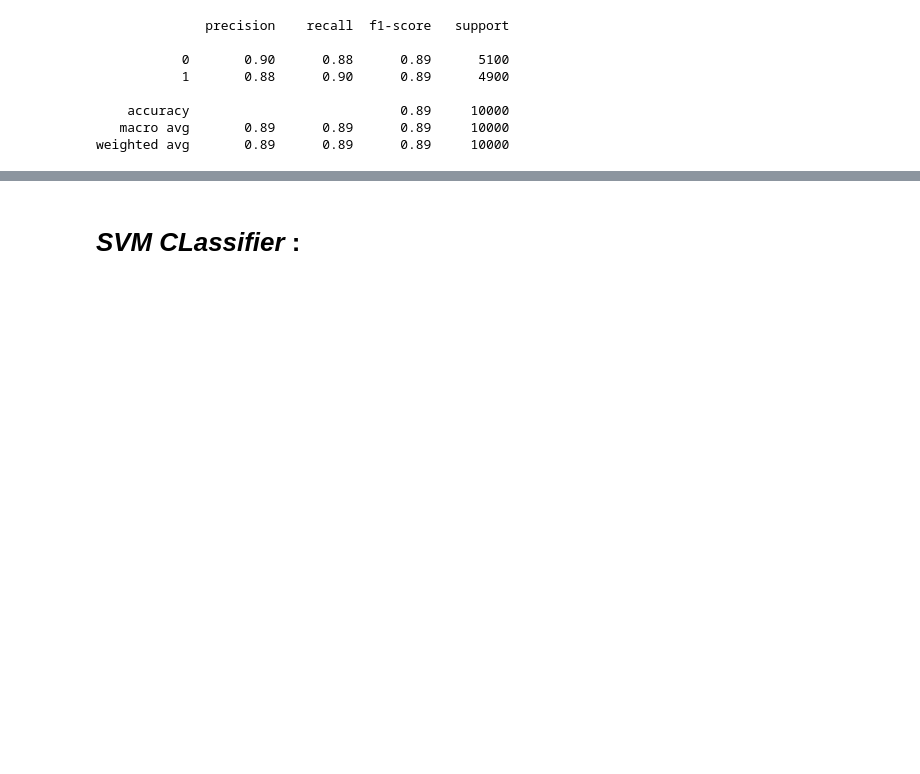
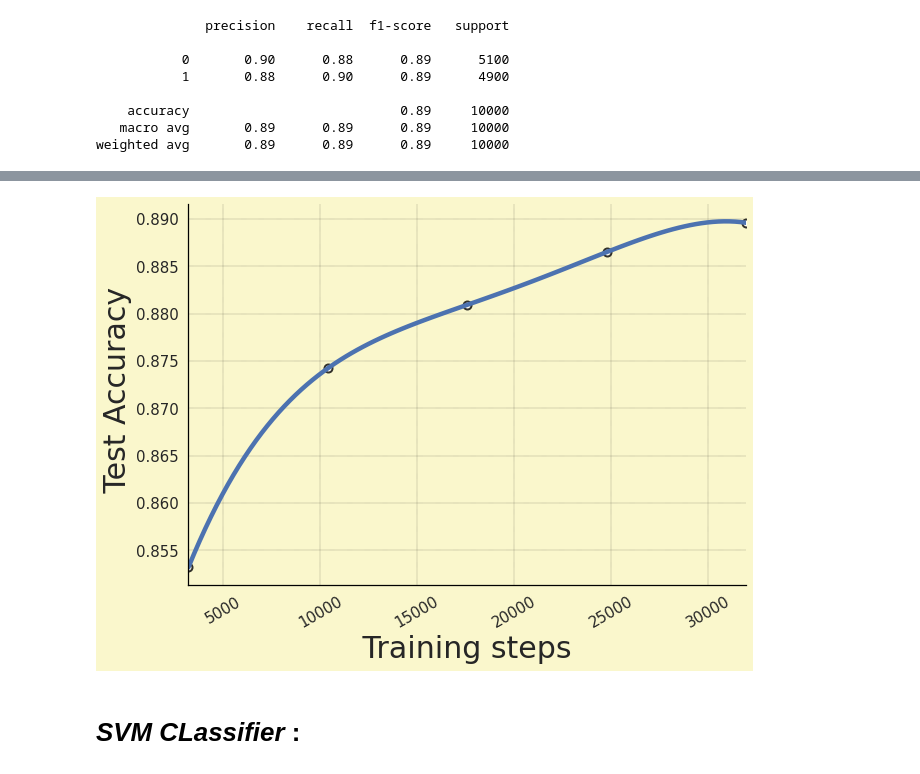
Before and after one commit to MohamedAmineDHIAB/NLP_models_benchmarks_on_IMDB_dataset, a Jupyter notebook: TF-IDF/tfidf.ipynb, the cells around one changed output, grey strips where cells are left out. Cells and saved outputs as stored; diff of their text form; code cells hidden in the pictures; blank space fills up the shorter version.

```diff
--- a/TF-IDF/tfidf.ipynb
+++ b/TF-IDF/tfidf.ipynb
@@ -152,3 +153,5 @@ print(classification_report(y_test, prediction))
     accuracy                           0.89     10000
    macro avg       0.89      0.89      0.89     10000
 weighted avg       0.89      0.89      0.89     10000
+# %%
+train_sizes, train_scores, test_scores=learning_curve(pipe,x_train,y_train,train_sizes=np.linspace(0.1, 1.0, 5))
@@ -155,3 +166,15 @@ weighted avg       0.89      0.89      0.89     10000
+# %%
+fig, axes = plt.subplots(nrows = 1, ncols =1, figsize = (10, 7),facecolor='#FAF7CC')
+sns.set(rc={'axes.facecolor':'#FAF7CC',"axes.edgecolor":"black","lines.markersize":8,"lines.linewidth":3,"grid.color":"black","grid.linewidth":0.2,"grid.linestyle":"--","axes.grid":True,"axes.labelsize":30,"xtick.labelsize":15,"ytick.labelsize":15})
+sns.regplot(x=train_sizes,y=test_scores.mean(axis=1),order=4,scatter_kws = {'facecolors':'white','color':'black','linewidth':2},ci=None)
+sns.despine()
+plt.xlabel(' Training steps ')
+plt.ylabel(' Test Accuracy')
+plt.xticks(rotation=30)
+plt.savefig('test_acc.png')
+plt.show()
+# %% [output]
+[figure, added]
 # %% [markdown]
 # ***SVM CLassifier*** :
 # %%
```
Also changed, not shown: parts of 10 cells of this notebook, 3 other files.
